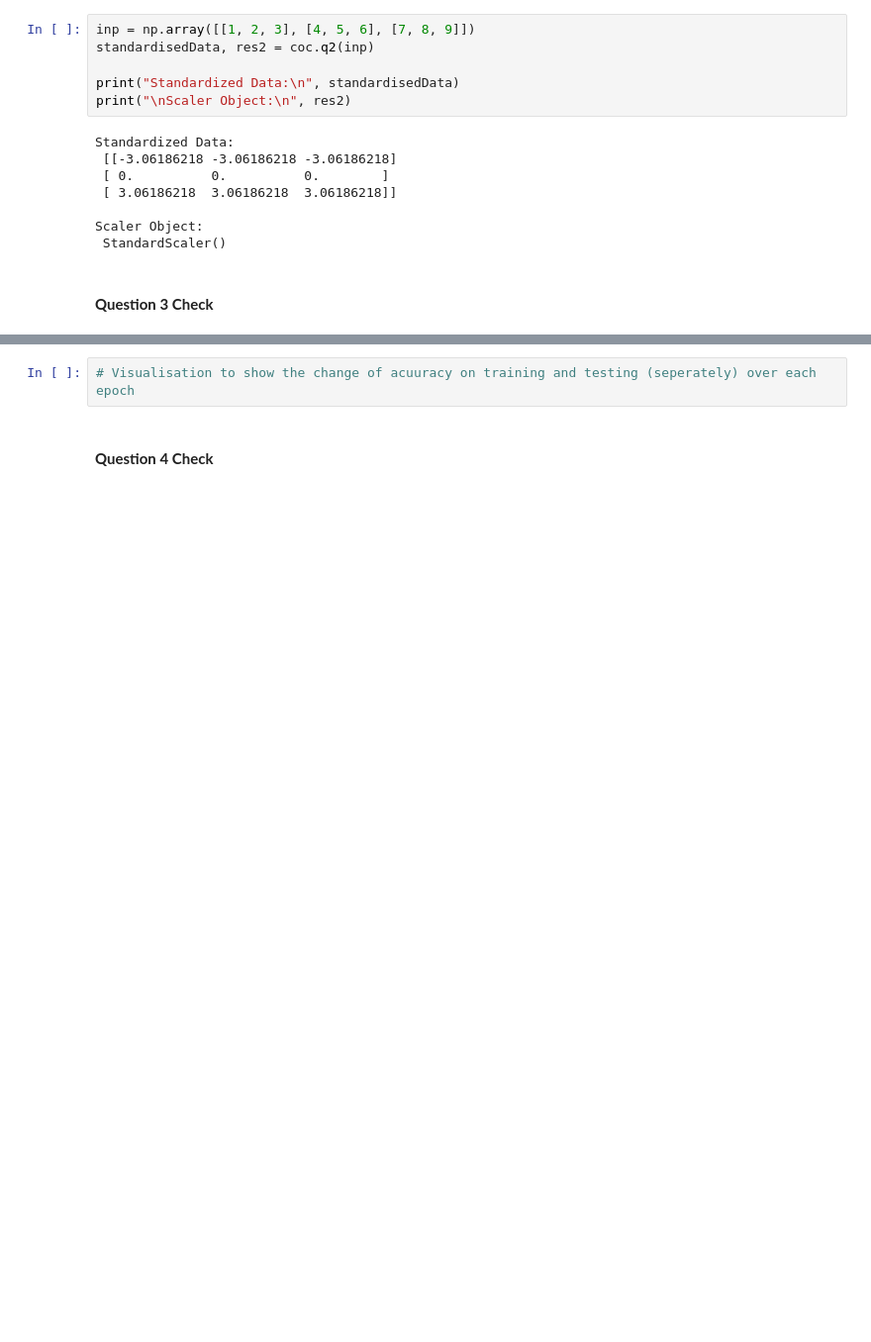
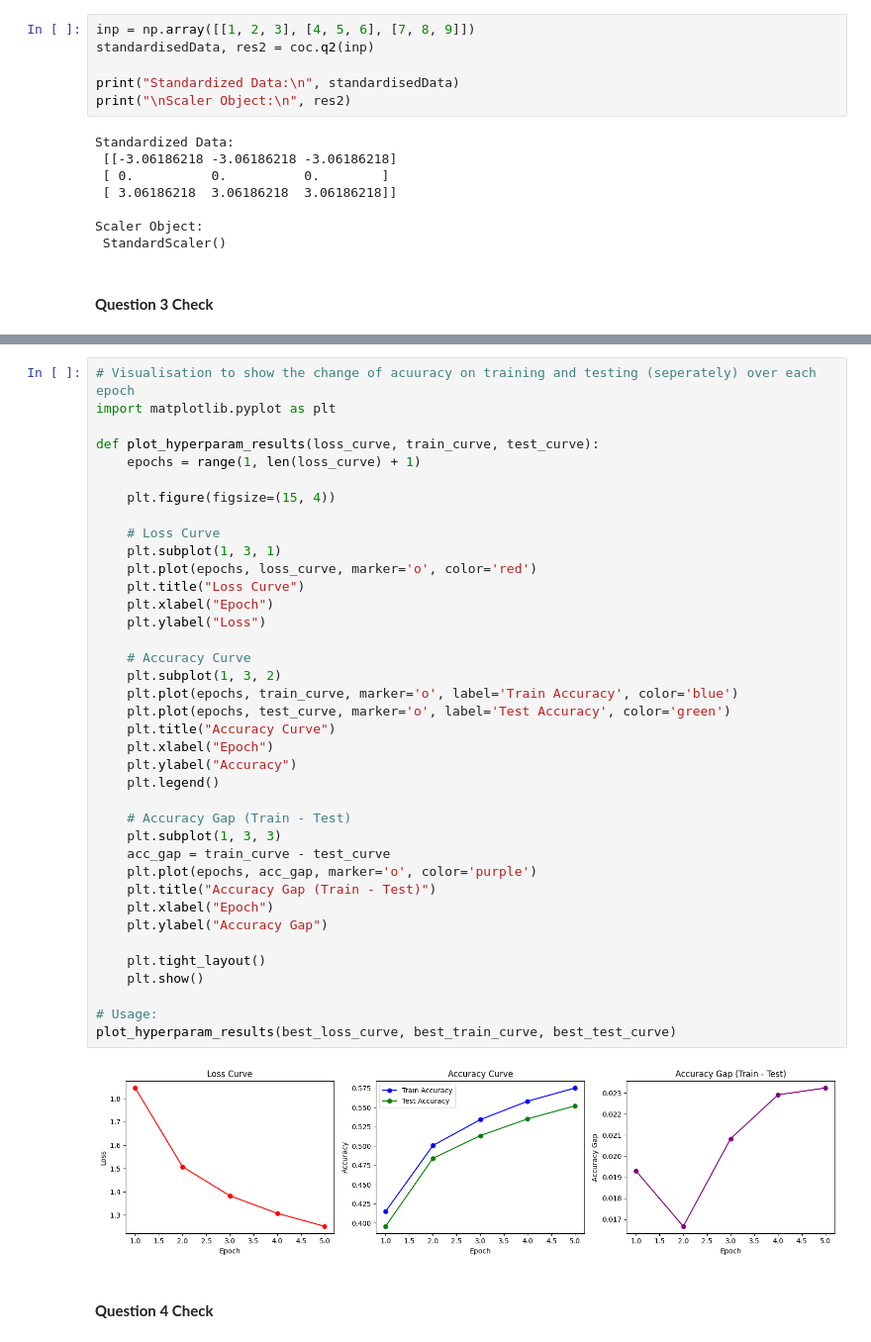
Before and after one commit to Robert151003/DM-Coursework, a Jupyter notebook: coc131_cw.ipynb, the cells around one changed output, grey strips where cells are left out. Shown: that part at 99% size. Cells and saved outputs as stored; diff of their text form; blank space fills up the shorter version.

```diff
--- a/coc131_cw.ipynb
+++ b/coc131_cw.ipynb
@@ -46,5 +46,43 @@ Loss Curve: [1.84542083 1.50752659]
-# %%
-# Visualisation to show the change of acuuracy on training and testing (seperately) over each epoch
+# %%
+# Visualisation to show the change of acuuracy on training and testing (seperately) over each epoch
+import matplotlib.pyplot as plt
+
+def plot_hyperparam_results(loss_curve, train_curve, test_curve):
+    epochs = range(1, len(loss_curve) + 1)
+
+    plt.figure(figsize=(15, 4))
+
+    # Loss Curve
+    plt.subplot(1, 3, 1)
+    plt.plot(epochs, loss_curve, marker='o', color='red')
+    plt.title("Loss Curve")
+    plt.xlabel("Epoch")
+    plt.ylabel("Loss")
+
+    # Accuracy Curve
+    plt.subplot(1, 3, 2)
+    plt.plot(epochs, train_curve, marker='o', label='Train Accuracy', color='blue')
+    plt.plot(epochs, test_curve, marker='o', label='Test Accuracy', color='green')
+    plt.title("Accuracy Curve")
+    plt.xlabel("Epoch")
+    plt.ylabel("Accuracy")
+    plt.legend()
+
+    # Accuracy Gap (Train - Test)
+    plt.subplot(1, 3, 3)
+    acc_gap = train_curve - test_curve
+    plt.plot(epochs, acc_gap, marker='o', color='purple')
+    plt.title("Accuracy Gap (Train - Test)")
+    plt.xlabel("Epoch")
+    plt.ylabel("Accuracy Gap")
+
+    plt.tight_layout()
+    plt.show()
+
+# Usage:
+plot_hyperparam_results(best_loss_curve, best_train_curve, best_test_curve)
+# %% [output]
+[figure, added]
 # %% [markdown]
 #### **Question 4 Check**
 # %%
```
Also changed, not shown: parts of 6 cells of this notebook, 1 other file.
